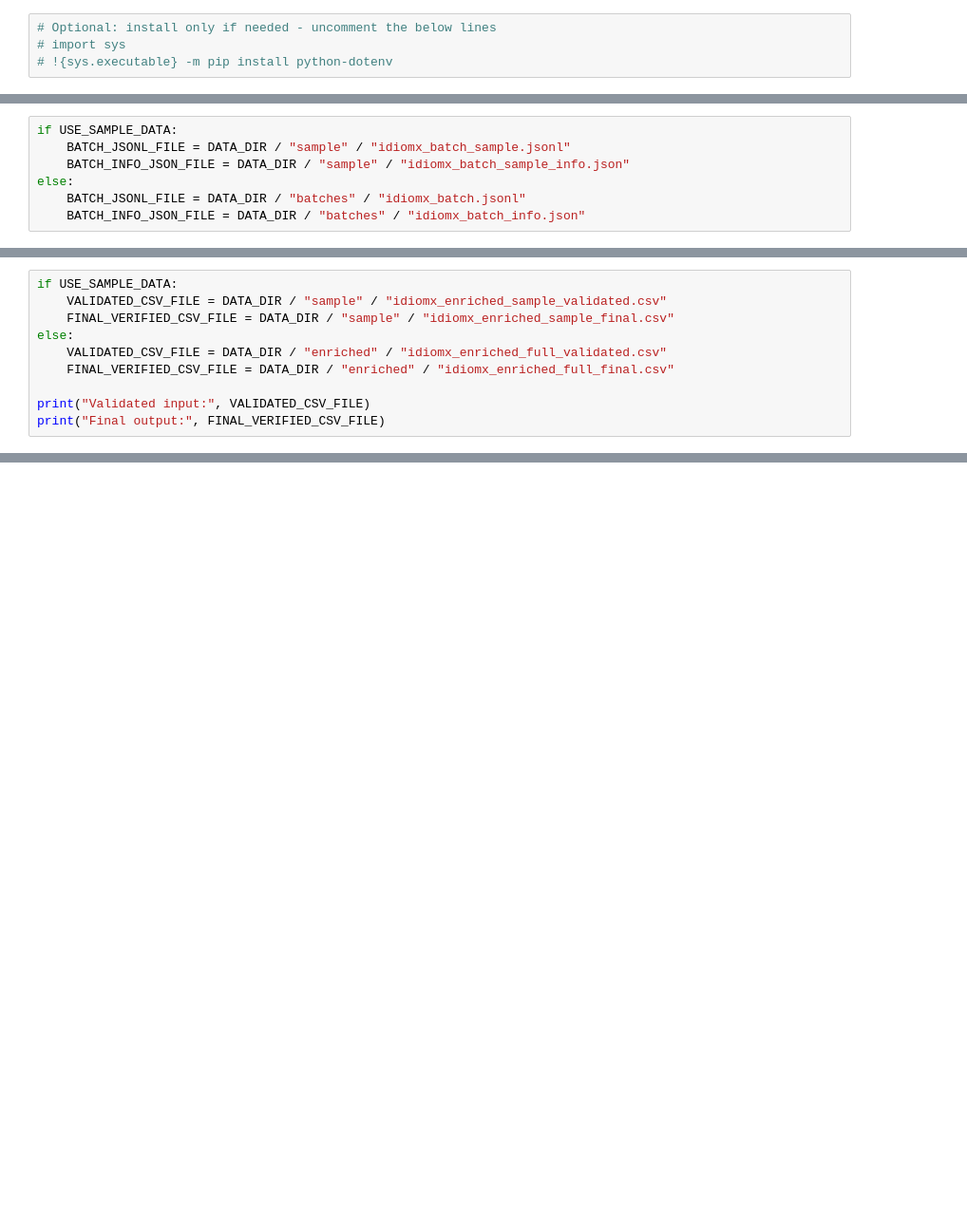
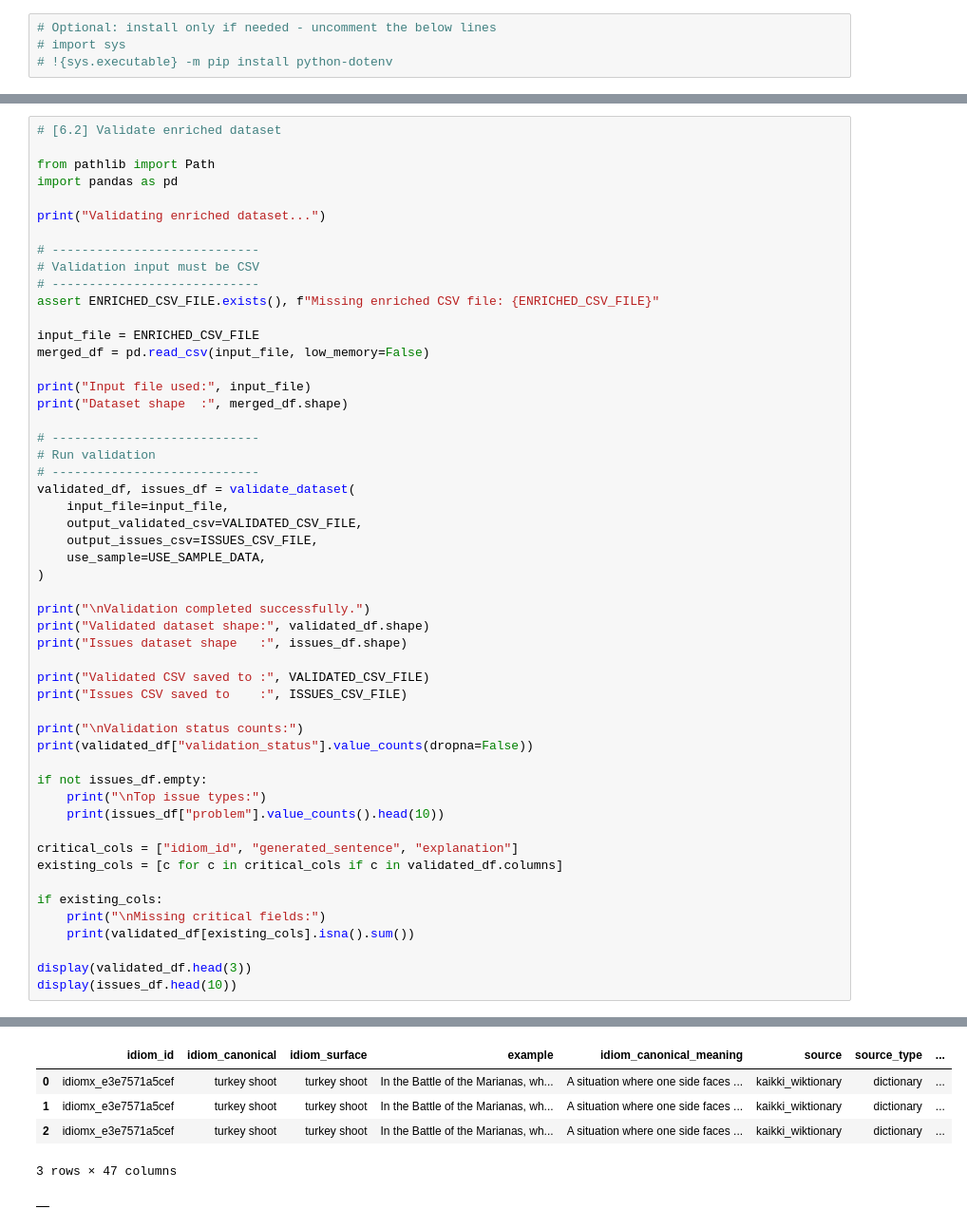
Before and after one commit to aymanshar/idiomx-dataset, a Jupyter notebook: notebooks/02_data_enrichment_pipeline.ipynb, the cells around one changed output, grey strips where cells are left out. Shown at 95% size. Saved outputs shown, nothing was run; the diff lists cells and outputs as text; blank space fills up the shorter version.

```diff
--- a/notebooks/02_data_enrichment_pipeline.ipynb
+++ b/notebooks/02_data_enrichment_pipeline.ipynb
@@ -510,7 +255,0 @@ RUN_LLM_ENRICHMENT = True
-# %%
-if USE_SAMPLE_DATA:
-    BATCH_JSONL_FILE = DATA_DIR / "sample" / "idiomx_batch_sample.jsonl"
-    BATCH_INFO_JSON_FILE = DATA_DIR / "sample" / "idiomx_batch_sample_info.json"
-else:
-    BATCH_JSONL_FILE = DATA_DIR / "batches" / "idiomx_batch.jsonl"
-    BATCH_INFO_JSON_FILE = DATA_DIR / "batches" / "idiomx_batch_info.json"
@@ -912,10 +255,0 @@ verify_suspicious_rows module reloaded successfully.
-# %%
-if USE_SAMPLE_DATA:
-    VALIDATED_CSV_FILE = DATA_DIR / "sample" / "idiomx_enriched_sample_validated.csv"
-    FINAL_VERIFIED_CSV_FILE = DATA_DIR / "sample" / "idiomx_enriched_sample_final.csv"
-else:
-    VALIDATED_CSV_FILE = DATA_DIR / "enriched" / "idiomx_enriched_full_validated.csv"
-    FINAL_VERIFIED_CSV_FILE = DATA_DIR / "enriched" / "idiomx_enriched_full_final.csv"
-
-print("Validated input:", VALIDATED_CSV_FILE)
-print("Final output:", FINAL_VERIFIED_CSV_FILE)
@@ -1519,0 +1051,53 @@ Overall, IdiomX represents a comprehensive, multilingual, and semantically valid
+# %%
+# [6.2] Validate enriched dataset
+
+from pathlib import Path
+import pandas as pd
+
+print("Validating enriched dataset...")
+
+# ----------------------------
+# Validation input must be CSV
+# ----------------------------
+assert ENRICHED_CSV_FILE.exists(), f"Missing enriched CSV file: {ENRICHED_CSV_FILE}"
+
+input_file = ENRICHED_CSV_FILE
+merged_df = pd.read_csv(input_file, low_memory=False)
+
+print("Input file used:", input_file)
+print("Dataset shape  :", merged_df.shape)
+
+# ----------------------------
+# Run validation
+# ----------------------------
+validated_df, issues_df = validate_dataset(
+    input_file=input_file,
+    output_validated_csv=VALIDATED_CSV_FILE,
+    output_issues_csv=ISSUES_CSV_FILE,
+    use_sample=USE_SAMPLE_DATA,
+)
+
+print("\nValidation completed successfully.")
+print("Validated dataset shape:", validated_df.shape)
+print("Issues dataset shape   :", issues_df.shape)
+
+print("Validated CSV saved to :", VALIDATED_CSV_FILE)
+print("Issues CSV saved to    :", ISSUES_CSV_FILE)
+
+print("\nValidation status counts:")
+print(validated_df["validation_status"].value_counts(dropna=False))
+
+if not issues_df.empty:
+    print("\nTop issue types:")
+    print(issues_df["problem"].value_counts().head(10))
+
+critical_cols = ["idiom_id", "generated_sentence", "explanation"]
+existing_cols = [c for c in critical_cols if c in validated_df.columns]
+
+if existing_cols:
+    print("\nMissing critical fields:")
+    print(validated_df[existing_cols].isna().sum())
+
+display(validated_df.head(3))
+display(issues_df.head(10))
+# %% [output]
@@ -1519,0 +1121,6 @@ Overall, IdiomX represents a comprehensive, multilingual, and semantically valid
+|  | idiom_id | idiom_canonical | idiom_surface | example | idiom_canonical_meaning | source | source_type | ... |
+| 0 | idiomx_e3e7571a5cef | turkey shoot | turkey shoot | In the Battle of the Marianas, wh... | A situation where one side faces ... | kaikki_wiktionary | dictionary | ... |
+| 1 | idiomx_e3e7571a5cef | turkey shoot | turkey shoot | In the Battle of the Marianas, wh... | A situation where one side faces ... | kaikki_wiktionary | dictionary | ... |
+| 2 | idiomx_e3e7571a5cef | turkey shoot | turkey shoot | In the Battle of the Marianas, wh... | A situation where one side faces ... | kaikki_wiktionary | dictionary | ... |
+3 rows × 47 columns
+|  |
```
Also changed, not shown: parts of 137 cells of this notebook, 9 other files.
